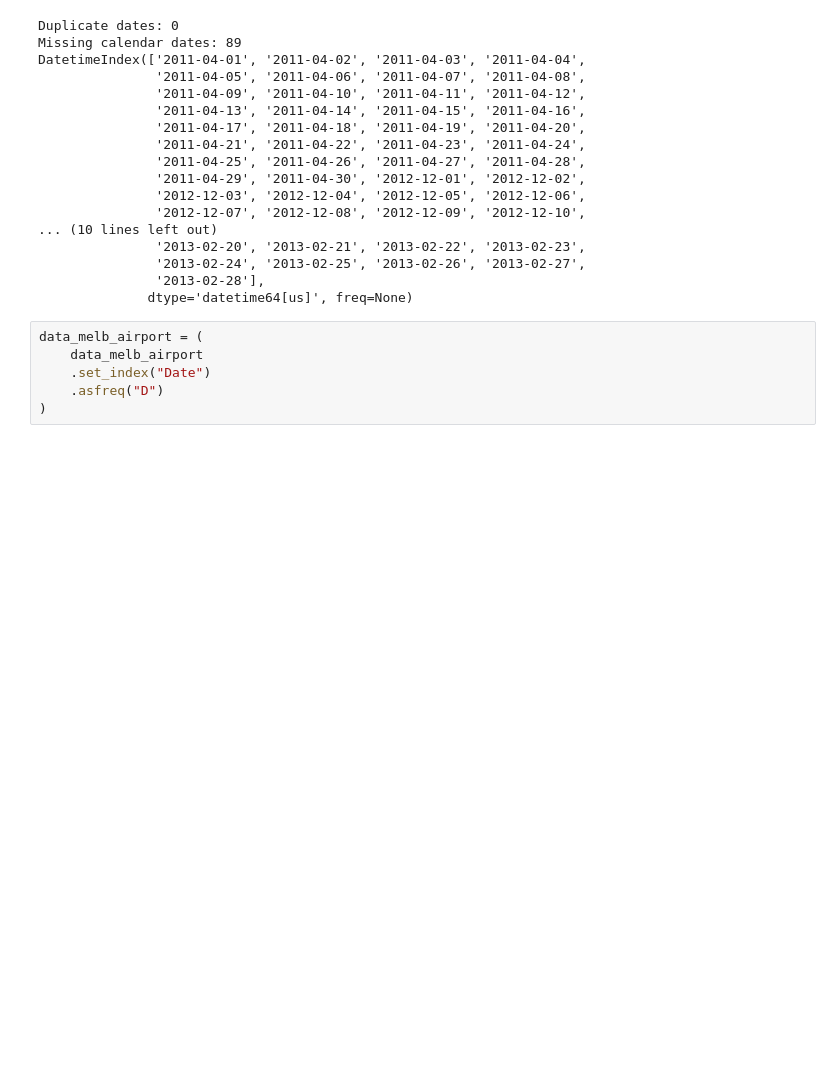
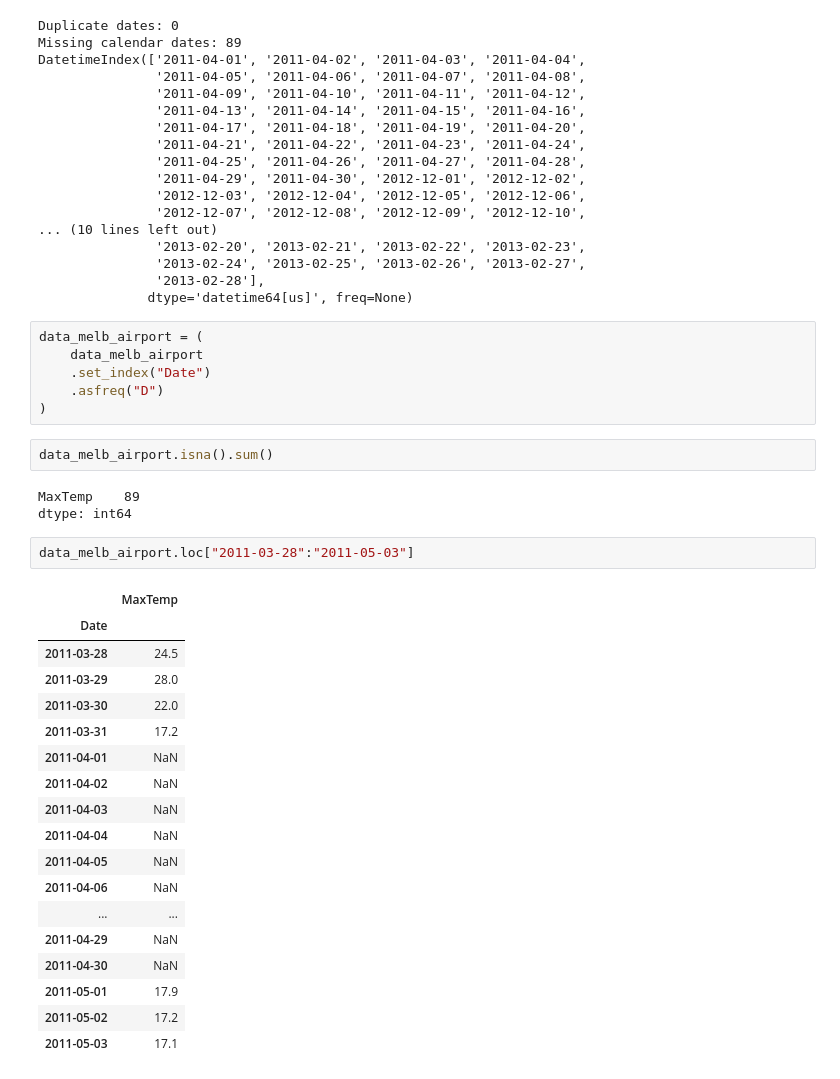
Before and after one commit to Mathematics-Masters-Monash/Time_Series_Univariate_Prediction, a Jupyter notebook: Assignment_3.ipynb, the cells around one changed output. Drawn from its saved outputs; the diff is of its cells as text; blank space fills up the shorter version.

```diff
--- a/Assignment_3.ipynb
+++ b/Assignment_3.ipynb
@@ -147,3 +151,29 @@ data_melb_airport = (
     .set_index("Date")
     .asfreq("D")
 )
+# %%
+data_melb_airport.isna().sum()
+# %% [output]
+MaxTemp    89
+dtype: int64
+# %%
+data_melb_airport.loc["2011-03-28":"2011-05-03"]
+# %% [output]
+|  | MaxTemp |
+| Date |  |
+| 2011-03-28 | 24.5 |
+| 2011-03-29 | 28.0 |
+| 2011-03-30 | 22.0 |
+| 2011-03-31 | 17.2 |
+| 2011-04-01 | NaN |
+| 2011-04-02 | NaN |
+| 2011-04-03 | NaN |
+| 2011-04-04 | NaN |
+| 2011-04-05 | NaN |
+| 2011-04-06 | NaN |
+| ... | ... |
+| 2011-04-29 | NaN |
+| 2011-04-30 | NaN |
+| 2011-05-01 | 17.9 |
+| 2011-05-02 | 17.2 |
+| 2011-05-03 | 17.1 |
```
Also changed, not shown: parts of 20 cells of this notebook, 3 other files.
